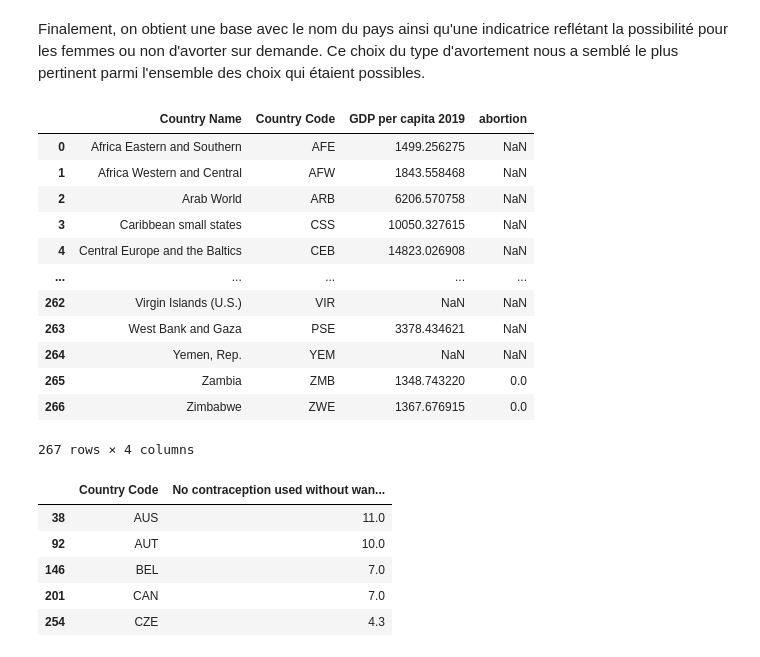
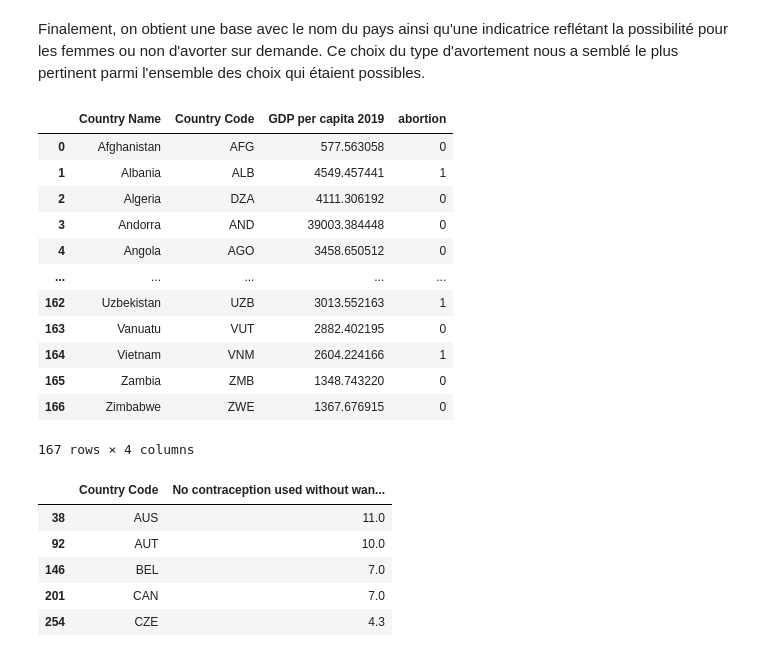
Before and after one commit to cmllbll/Gender-Inequalities-and-Development, a Jupyter notebook: Projet Python.ipynb, the cells around one changed output. Saved outputs shown, nothing was run; the diff lists cells and outputs as text; code cells hidden in the pictures.

```diff
--- a/Projet Python.ipynb
+++ b/Projet Python.ipynb
@@ -982,23 +994,23 @@ data_abortion2
 # %% [markdown]
 Finalement, on obtient une base avec le nom du pays ainsi qu'une indicatrice reflétant la possibilité pour les femmes ou non d'avorter sur demande. Ce choix du type d'avortement nous a semblé le plus pertinent parmi l'ensemble des choix qui étaient possibles.
 # %%
-df_avortement=df_pib_name.merge(data_abortion2, on='Country Name', how='left')
+df_avortement=data_abortion2.merge(df_pib_name, on='Country Name', how='inner')
 df_avortement=df_avortement[["Country Name","Country Code", "GDP per capita 2019", "abortion"]]
 df_avortement
 # %% [output]
 |  | Country Name | Country Code | GDP per capita 2019 | abortion |
-| 0 | Africa Eastern and Southern | AFE | 1499.256275 | NaN |
-| 1 | Africa Western and Central | AFW | 1843.558468 | NaN |
-| 2 | Arab World | ARB | 6206.570758 | NaN |
-| 3 | Caribbean small states | CSS | 10050.327615 | NaN |
-| 4 | Central Europe and the Baltics | CEB | 14823.026908 | NaN |
+| 0 | Afghanistan | AFG | 577.563058 | 0 |
+| 1 | Albania | ALB | 4549.457441 | 1 |
+| 2 | Algeria | DZA | 4111.306192 | 0 |
+| 3 | Andorra | AND | 39003.384448 | 0 |
+| 4 | Angola | AGO | 3458.650512 | 0 |
 | ... | ... | ... | ... | ... |
-| 262 | Virgin Islands (U.S.) | VIR | NaN | NaN |
-| 263 | West Bank and Gaza | PSE | 3378.434621 | NaN |
-| 264 | Yemen, Rep. | YEM | NaN | NaN |
-| 265 | Zambia | ZMB | 1348.743220 | 0.0 |
-| 266 | Zimbabwe | ZWE | 1367.676915 | 0.0 |
+| 162 | Uzbekistan | UZB | 3013.552163 | 1 |
+| 163 | Vanuatu | VUT | 2882.402195 | 0 |
+| 164 | Vietnam | VNM | 2604.224166 | 1 |
+| 165 | Zambia | ZMB | 1348.743220 | 0 |
+| 166 | Zimbabwe | ZWE | 1367.676915 | 0 |
-267 rows × 4 columns
+167 rows × 4 columns
 # %%
 df_contraception=df_ocde3[df_ocde3['VAR']=="RPI_RA_PRACT"]
 df_contraception=df_contraception[['Country Code', "Value"]]
```
Also changed, not shown: parts of 5 cells of this notebook, 1 other file.
